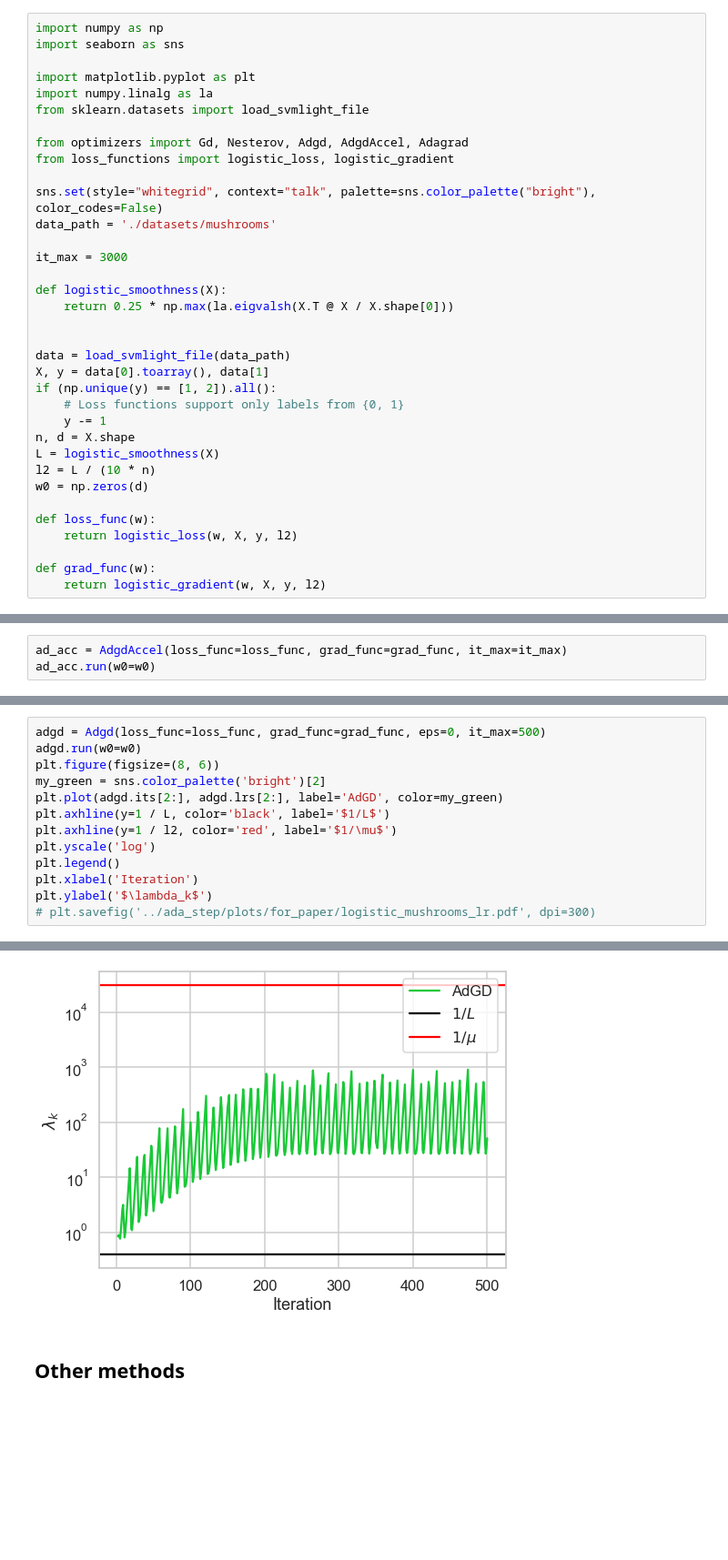
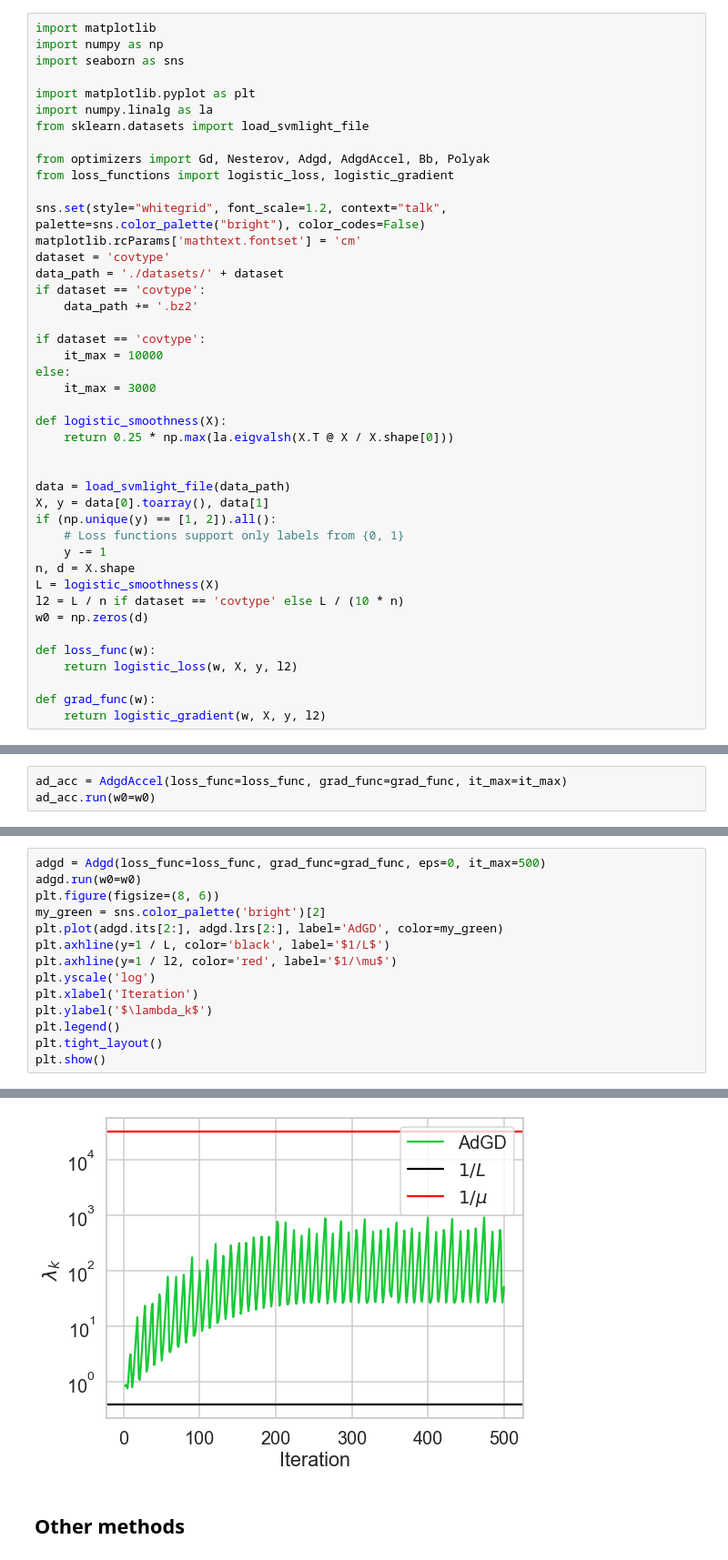
Before and after one commit to ymalitsky/adaptive_GD, a Jupyter notebook: logistic_regression.ipynb, the cells around one changed output, grey strips where cells are left out. Shown: that part at 91% size. Saved outputs shown, nothing was run; the diff lists cells and outputs as text; blank space fills up the shorter version.

```diff
--- a/logistic_regression.ipynb
+++ b/logistic_regression.ipynb
@@ -10,6 +10,7 @@ This is a smooth function with smoothness constant $L=\frac{1}{4}\lambda_{\max}(
 
 For this experiment we used mushrooms and covtype datasets from the [LIBSVM](https://www.csie.ntu.edu.tw/~cjlin/libsvm/) library. Since the former is smaller and hence runs faster, we use it below.
 # %%
+import matplotlib
 import numpy as np
 import seaborn as sns
 
@@ -17,13 +18,20 @@ import matplotlib.pyplot as plt
 import numpy.linalg as la
 from sklearn.datasets import load_svmlight_file
 
-from optimizers import Gd, Nesterov, Adgd, AdgdAccel, Adagrad
+from optimizers import Gd, Nesterov, Adgd, AdgdAccel, Bb, Polyak
 from loss_functions import logistic_loss, logistic_gradient
 
-sns.set(style="whitegrid", context="talk", palette=sns.color_palette("bright"), color_codes=False)
-data_path = './datasets/mushrooms'
+sns.set(style="whitegrid", font_scale=1.2, context="talk", palette=sns.color_palette("bright"), color_codes=False)
+matplotlib.rcParams['mathtext.fontset'] = 'cm'
+dataset = 'covtype'
+data_path = './datasets/' + dataset
+if dataset == 'covtype':
+    data_path += '.bz2'
 
-it_max = 3000
+if dataset == 'covtype':
+    it_max = 10000
+else:
+    it_max = 3000
 
 def logistic_smoothness(X):
     return 0.25 * np.max(la.eigvalsh(X.T @ X / X.shape[0]))
@@ -36,7 +44,7 @@ if (np.unique(y) == [1, 2]).all():
     y -= 1
 n, d = X.shape
 L = logistic_smoothness(X)
-l2 = L / (10 * n)
+l2 = L / n if dataset == 'covtype' else L / (10 * n)
 w0 = np.zeros(d)
 
 def loss_func(w):
@@ -92,8 +96,9 @@ plt.plot(adgd.its[2:], adgd.lrs[2:], label='AdGD', color=my_green)
 plt.axhline(y=1 / L, color='black', label='$1/L$')
 plt.axhline(y=1 / l2, color='red', label='$1/\mu$')
 plt.yscale('log')
-plt.legend()
 plt.xlabel('Iteration')
 plt.ylabel('$\lambda_k$')
-# plt.savefig('../ada_step/plots/for_paper/logistic_mushrooms_lr.pdf', dpi=300)
+plt.legend()
+plt.tight_layout()
+plt.show()
 # %% [output]
@@ -101,3 +105,3 @@ Text(0, 0.5, '$\\lambda_k$')
-[figure, old version]
+[figure, new version]
 # %% [markdown]
 ## Other methods
```
Also changed, not shown: parts of 8 cells of this notebook, 3 other files.
